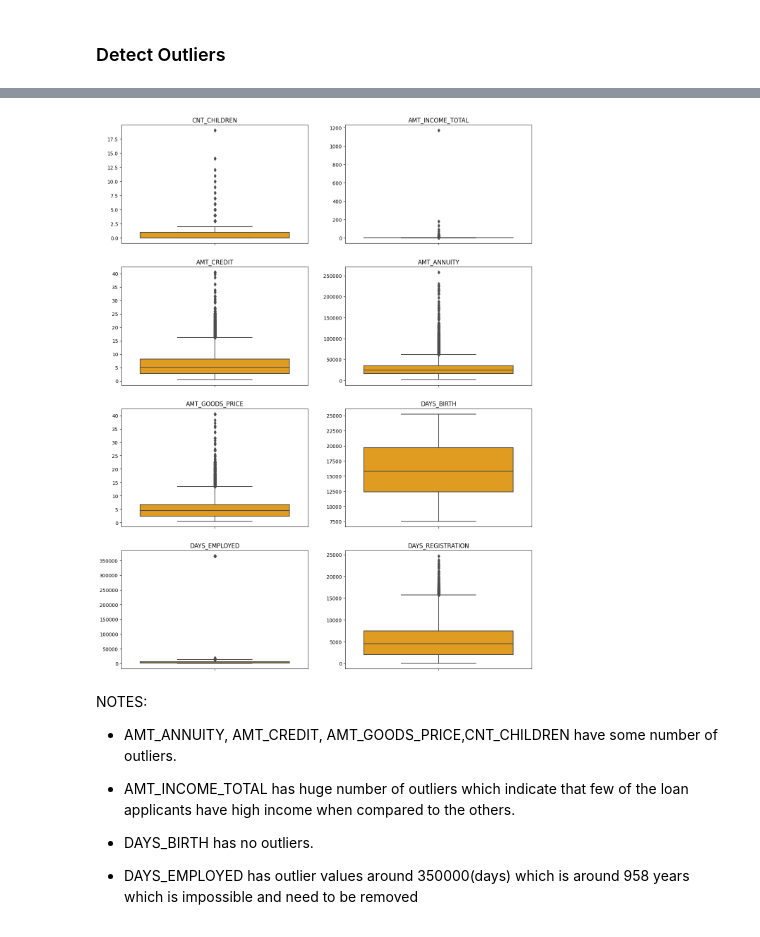
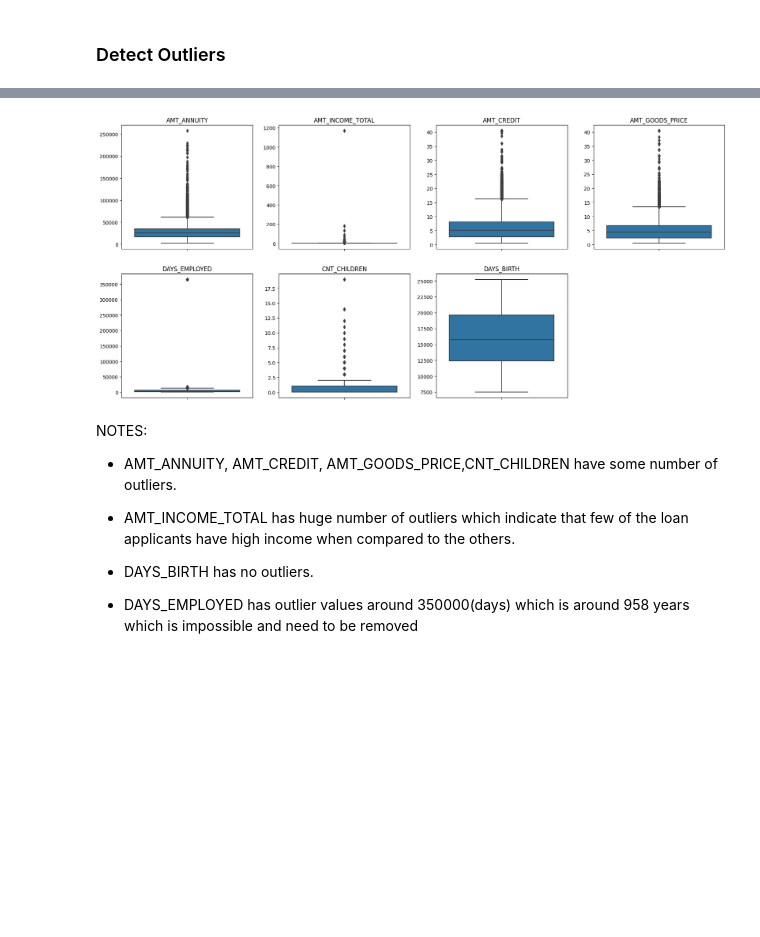
Before and after one commit to duyvanda/ipynb, a Jupyter notebook: EDA_CASE_STUDY/ProblemStatement-1/eda_case.ipynb, the cells around one changed output, grey strips where cells are left out. Saved outputs shown, nothing was run; the diff lists cells and outputs as text; code cells hidden in the pictures; blank space fills up the shorter version.

```diff
--- a/EDA_CASE_STUDY/ProblemStatement-1/eda_case.ipynb
+++ b/EDA_CASE_STUDY/ProblemStatement-1/eda_case.ipynb
@@ -473,14 +471,21 @@ outlier_col = \
-# %%
-plt.figure(figsize=[15,20])
-for i,j in itertools.zip_longest(outlier_col, range(len(outlier_col))):
-    plt.subplot(4,2,j+1)
-    sns.boxplot(y = df_app[i], orient = "h", color = "orange")
-    #plt.yticks(fontsize=8)
-    plt.xlabel("")
-    plt.ylabel("")
-    plt.title(i)
-# %% [output]
-[figure, removed]
+# %%
+plt.figure(figsize=(22,10))
+
+app_outlier_col_1 = ['AMT_ANNUITY','AMT_INCOME_TOTAL','AMT_CREDIT','AMT_GOODS_PRICE','DAYS_EMPLOYED']
+app_outlier_col_2 = ['CNT_CHILDREN','DAYS_BIRTH']
+for i in enumerate(app_outlier_col_1):
+    plt.subplot(2,4,i[0]+1)
+    sns.boxplot(y=df_app[i[1]])
+    plt.title(i[1])
+    plt.ylabel("")
+
+for i in enumerate(app_outlier_col_2):
+    plt.subplot(2,4,i[0]+6)
+    sns.boxplot(y=df_app[i[1]])
+    plt.title(i[1])
+    plt.ylabel("")
+# %% [output]
+[figure, added]
 # %% [markdown]
 NOTES:
 
```
Also changed, not shown: parts of 86 cells of this notebook, 27 other files.
